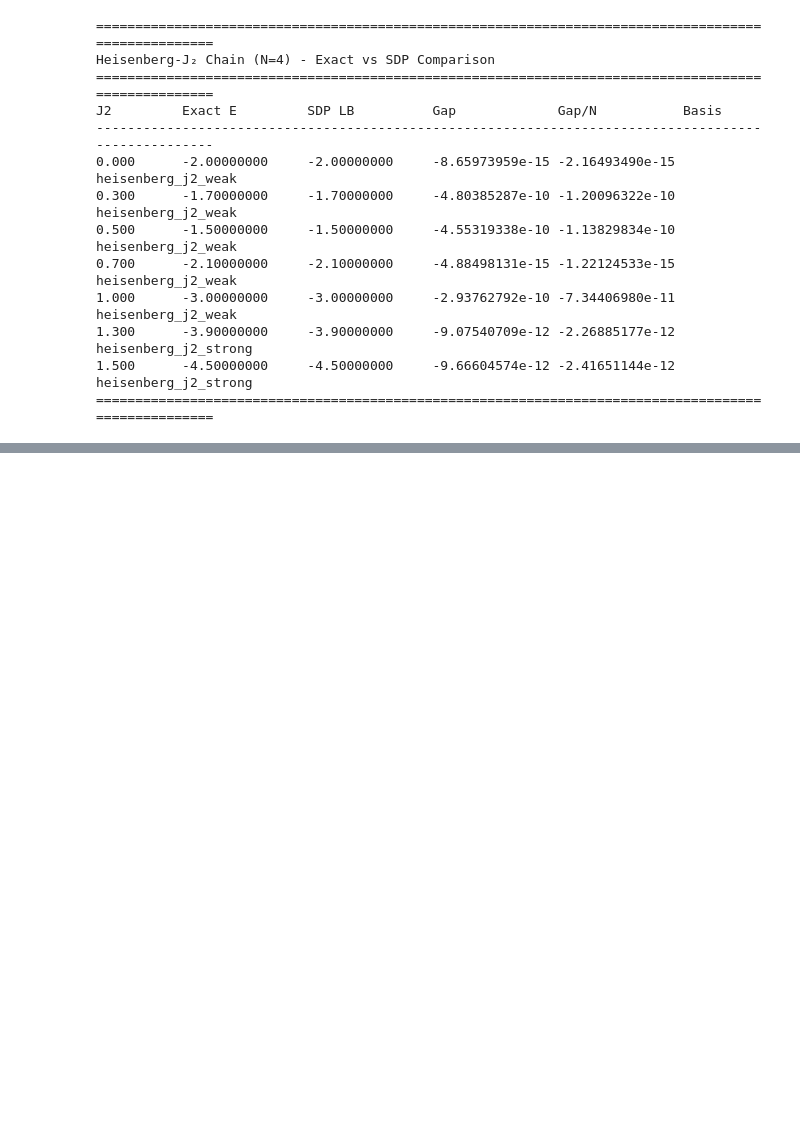
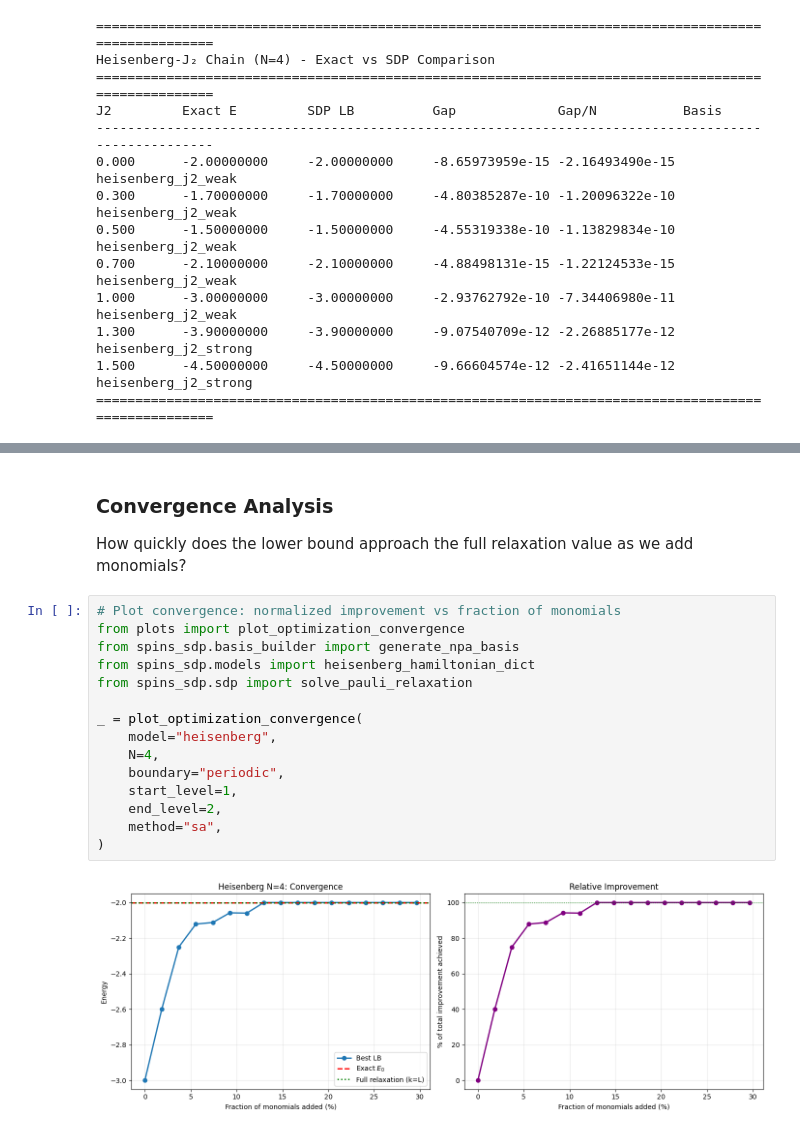
Before and after one commit to Ciscone7/OptimalMomentsNPA, a Jupyter notebook: workflow_demo.ipynb, the cells around one changed output, grey strips where cells are left out. Cells and saved outputs as stored; diff of their text form; blank space fills up the shorter version.

```diff
--- a/workflow_demo.ipynb
+++ b/workflow_demo.ipynb
@@ -235,0 +342,21 @@ General workflow:
+# %% [markdown]
+### Convergence Analysis
+
+How quickly does the lower bound approach the full relaxation value as we add monomials?
+# %%
+# Plot convergence: normalized improvement vs fraction of monomials
+from plots import plot_optimization_convergence
+from spins_sdp.basis_builder import generate_npa_basis
+from spins_sdp.models import heisenberg_hamiltonian_dict
+from spins_sdp.sdp import solve_pauli_relaxation
+
+_ = plot_optimization_convergence(
+    model="heisenberg",
+    N=4,
+    boundary="periodic",
+    start_level=1,
+    end_level=2,
+    method="sa",
+)
+# %% [output]
+[figure, added]
```
Also changed, not shown: parts of 18 cells of this notebook, 7 other files.
